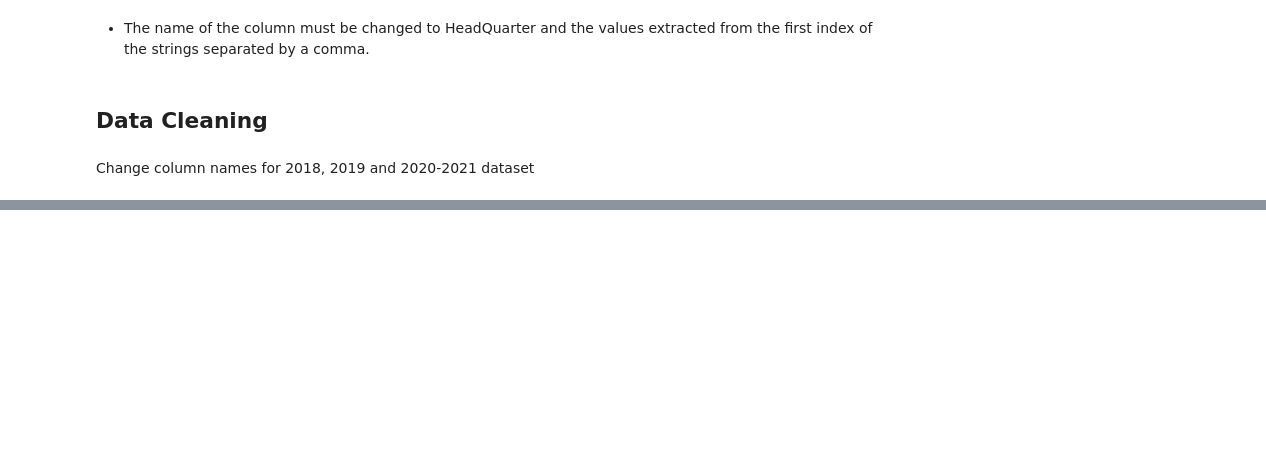
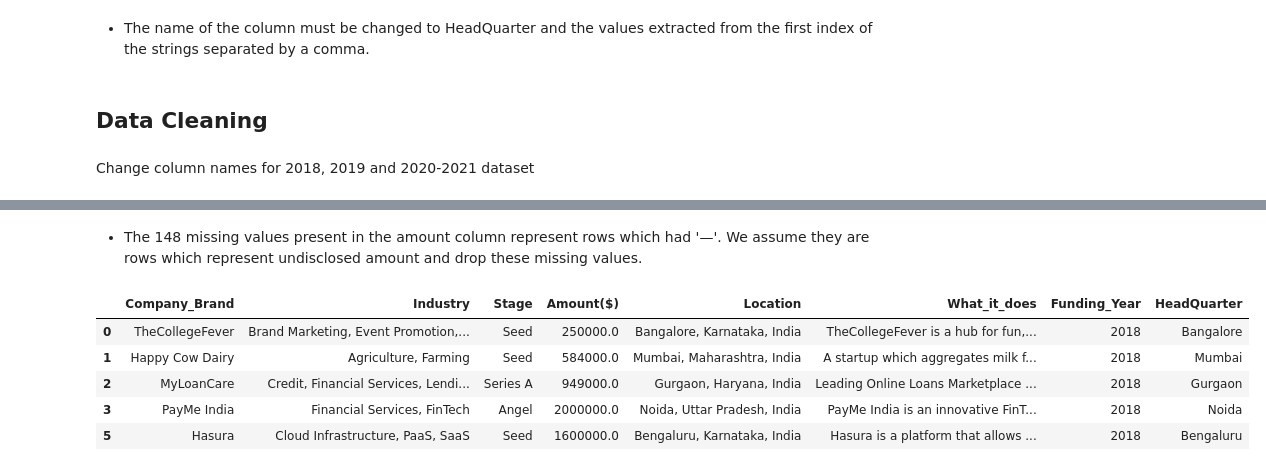
Before and after one commit to pk-aduyaw/Indian-startup-funding-analysis, a Jupyter notebook: indian_startup_funding_analysis.ipynb, the cells around one changed output, grey strips where cells are left out. Cells and saved outputs as stored; diff of their text form; code cells hidden in the pictures; blank space fills up the shorter version.

Commit message:
Clean 2018 amount column

```diff
--- a/indian_startup_funding_analysis.ipynb
+++ b/indian_startup_funding_analysis.ipynb
@@ -255,0 +614,3 @@ trial.rename(columns={'Company Name': 'Company_Brand',
+# %%
+# Replace '₹' with ''
+df_2018['Amount($)'] = df_2018['Amount($)'].str.replace('₹', '')
@@ -256,2 +630,19 @@ trial.rename(columns={'Company Name': 'Company_Brand',
+# %% [markdown]
+* The 148 missing values present in the amount column represent rows which had '—'. We assume they are rows which represent undisclosed amount and drop these missing values.
+# %%
+df_2018.dropna(inplace=True)
+# %%
+# Convert the 'Amount($)' column to a float
+df_2018['Amount($)'] = df_2018['Amount($)'].astype(float)
+# %%
+# Multiply the rows with had '₹' in the amount column with the average exchange rate for the year 2018
+df_2018.loc[INR_rows, ['Amount($)']] = df_2018.loc[INR_rows, ['Amount($)']].values * 0.0146
 # %%
-trial.head()
+df_2018.head()
+# %% [output]
+|  | Company_Brand | Industry | Stage | Amount($) | Location | What_it_does | Funding_Year | HeadQuarter |
+| 0 | TheCollegeFever | Brand Marketing, Event Promotion,... | Seed | 250000.0 | Bangalore, Karnataka, India | TheCollegeFever is a hub for fun,... | 2018 | Bangalore |
+| 1 | Happy Cow Dairy | Agriculture, Farming | Seed | 584000.0 | Mumbai, Maharashtra, India | A startup which aggregates milk f... | 2018 | Mumbai |
+| 2 | MyLoanCare | Credit, Financial Services, Lendi... | Series A | 949000.0 | Gurgaon, Haryana, India | Leading Online Loans Marketplace ... | 2018 | Gurgaon |
+| 3 | PayMe India | Financial Services, FinTech | Angel | 2000000.0 | Noida, Uttar Pradesh, India | PayMe India is an innovative FinT... | 2018 | Noida |
+| 5 | Hasura | Cloud Infrastructure, PaaS, SaaS | Seed | 1600000.0 | Bengaluru, Karnataka, India | Hasura is a platform that allows ... | 2018 | Bengaluru |
```
Also changed, not shown: parts of 76 cells of this notebook.
